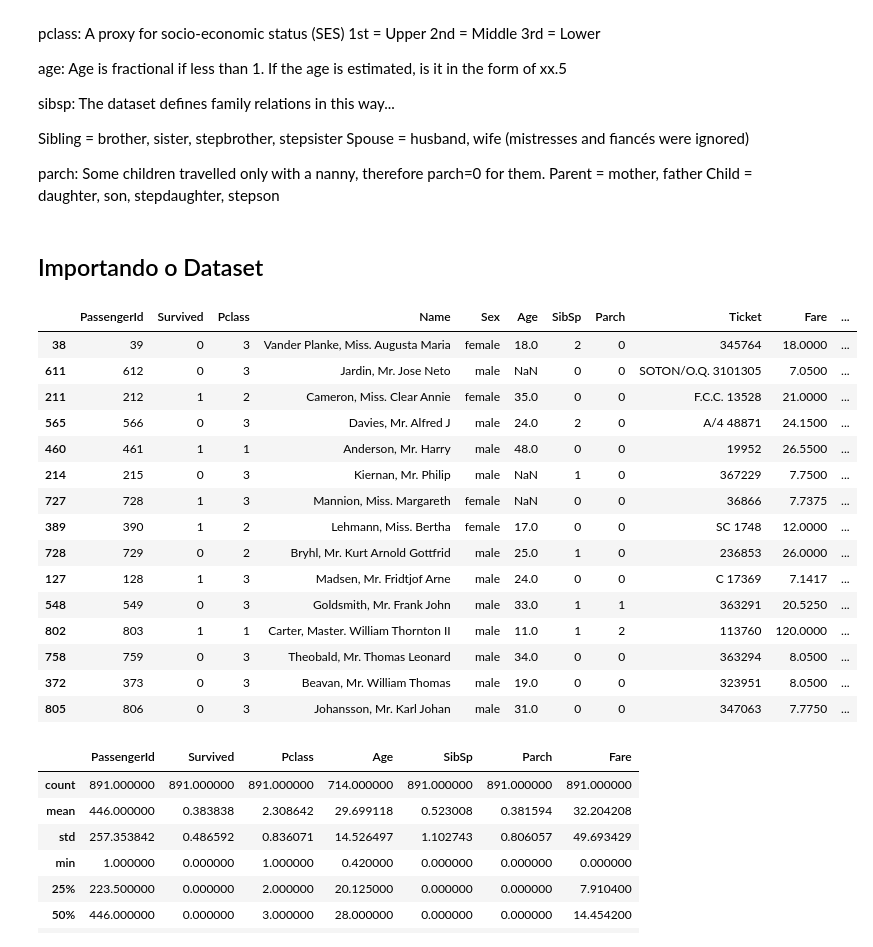
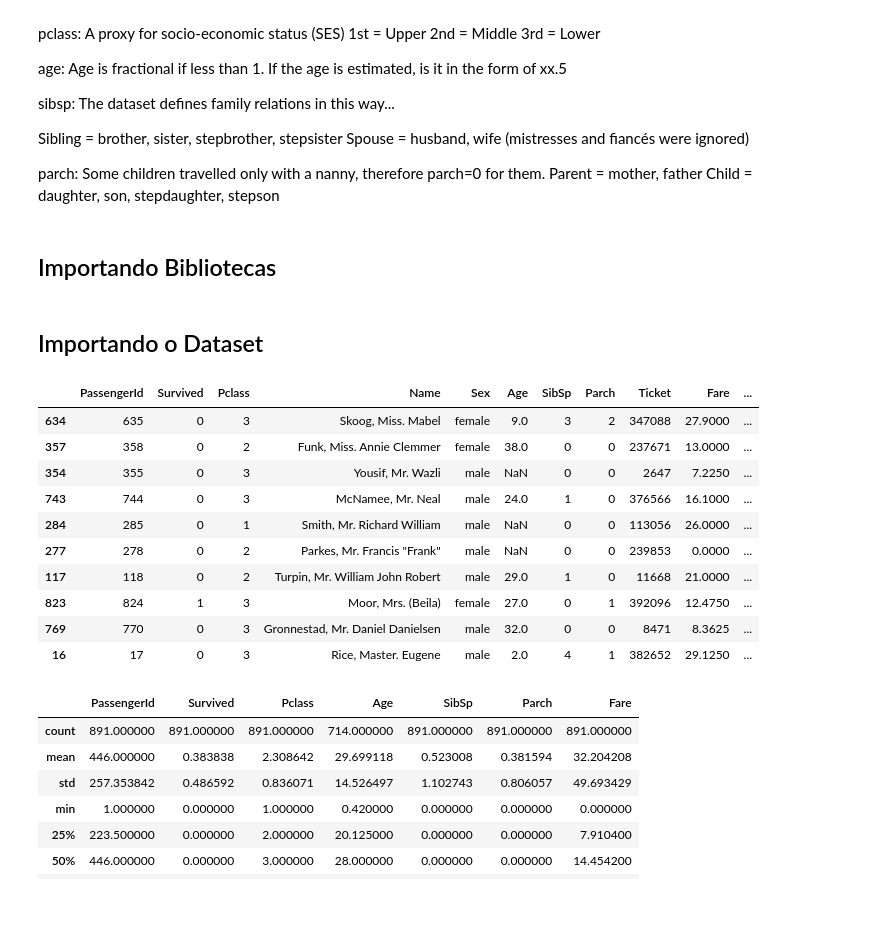
Before and after one commit to gnegrini/Titanic-com-Redes-Neurais, a Jupyter notebook: ANN_Titanic.ipynb, the cells around one changed output. Cells and saved outputs as stored; diff of their text form; code cells hidden in the pictures; blank space fills up the shorter version.

```diff
--- a/ANN_Titanic.ipynb
+++ b/ANN_Titanic.ipynb
@@ -49,6 +60,8 @@ Spouse = husband, wife (mistresses and fiancés were ignored)
 parch: Some children travelled only with a nanny, therefore parch=0 for them.
 Parent = mother, father
 Child = daughter, son, stepdaughter, stepson
+# %% [markdown]
+## Importando Bibliotecas
 # %%
 import numpy as np # Para trabalhar com vetores e fazer outras operações matemáticas
 import pandas as pd # Pandas Dataframe: processamento de dados
@@ -68,24 +81,19 @@ from sklearn.neural_network import MLPClassifier
 data = pd.read_csv('train.csv')
 # %%
 # Pegamos 15 amostras dos dados para dar uma olhada
-data.sample(15)
+data.sample(10)
 # %% [output]
 |  | PassengerId | Survived | Pclass | Name | Sex | Age | SibSp | Parch | Ticket | Fare | ... |
-| 38 | 39 | 0 | 3 | Vander Planke, Miss. Augusta Maria | female | 18.0 | 2 | 0 | 345764 | 18.0000 | ... |
-| 611 | 612 | 0 | 3 | Jardin, Mr. Jose Neto | male | NaN | 0 | 0 | SOTON/O.Q. 3101305 | 7.0500 | ... |
-| 211 | 212 | 1 | 2 | Cameron, Miss. Clear Annie | female | 35.0 | 0 | 0 | F.C.C. 13528 | 21.0000 | ... |
-| 565 | 566 | 0 | 3 | Davies, Mr. Alfred J | male | 24.0 | 2 | 0 | A/4 48871 | 24.1500 | ... |
-| 460 | 461 | 1 | 1 | Anderson, Mr. Harry | male | 48.0 | 0 | 0 | 19952 | 26.5500 | ... |
-| 214 | 215 | 0 | 3 | Kiernan, Mr. Philip | male | NaN | 1 | 0 | 367229 | 7.7500 | ... |
-| 727 | 728 | 1 | 3 | Mannion, Miss. Margareth | female | NaN | 0 | 0 | 36866 | 7.7375 | ... |
-| 389 | 390 | 1 | 2 | Lehmann, Miss. Bertha | female | 17.0 | 0 | 0 | SC 1748 | 12.0000 | ... |
-| 728 | 729 | 0 | 2 | Bryhl, Mr. Kurt Arnold Gottfrid | male | 25.0 | 1 | 0 | 236853 | 26.0000 | ... |
-| 127 | 128 | 1 | 3 | Madsen, Mr. Fridtjof Arne | male | 24.0 | 0 | 0 | C 17369 | 7.1417 | ... |
-| 548 | 549 | 0 | 3 | Goldsmith, Mr. Frank John | male | 33.0 | 1 | 1 | 363291 | 20.5250 | ... |
-| 802 | 803 | 1 | 1 | Carter, Master. William Thornton II | male | 11.0 | 1 | 2 | 113760 | 120.0000 | ... |
-| 758 | 759 | 0 | 3 | Theobald, Mr. Thomas Leonard | male | 34.0 | 0 | 0 | 363294 | 8.0500 | ... |
-| 372 | 373 | 0 | 3 | Beavan, Mr. William Thomas | male | 19.0 | 0 | 0 | 323951 | 8.0500 | ... |
-| 805 | 806 | 0 | 3 | Johansson, Mr. Karl Johan | male | 31.0 | 0 | 0 | 347063 | 7.7750 | ... |
+| 634 | 635 | 0 | 3 | Skoog, Miss. Mabel | female | 9.0 | 3 | 2 | 347088 | 27.9000 | ... |
+| 357 | 358 | 0 | 2 | Funk, Miss. Annie Clemmer | female | 38.0 | 0 | 0 | 237671 | 13.0000 | ... |
+| 354 | 355 | 0 | 3 | Yousif, Mr. Wazli | male | NaN | 0 | 0 | 2647 | 7.2250 | ... |
+| 743 | 744 | 0 | 3 | McNamee, Mr. Neal | male | 24.0 | 1 | 0 | 376566 | 16.1000 | ... |
+| 284 | 285 | 0 | 1 | Smith, Mr. Richard William | male | NaN | 0 | 0 | 113056 | 26.0000 | ... |
+| 277 | 278 | 0 | 2 | Parkes, Mr. Francis "Frank" | male | NaN | 0 | 0 | 239853 | 0.0000 | ... |
+| 117 | 118 | 0 | 2 | Turpin, Mr. William John Robert | male | 29.0 | 1 | 0 | 11668 | 21.0000 | ... |
+| 823 | 824 | 1 | 3 | Moor, Mrs. (Beila) | female | 27.0 | 0 | 1 | 392096 | 12.4750 | ... |
+| 769 | 770 | 0 | 3 | Gronnestad, Mr. Daniel Danielsen | male | 32.0 | 0 | 0 | 8471 | 8.3625 | ... |
+| 16 | 17 | 0 | 3 | Rice, Master. Eugene | male | 2.0 | 4 | 1 | 382652 | 29.1250 | ... |
 # %%
 # Estatística básica dos campos numericos do Dataframe
 # Apenas 38% das pessoas sobreviveram
```
Also changed, not shown: parts of 25 cells of this notebook.
